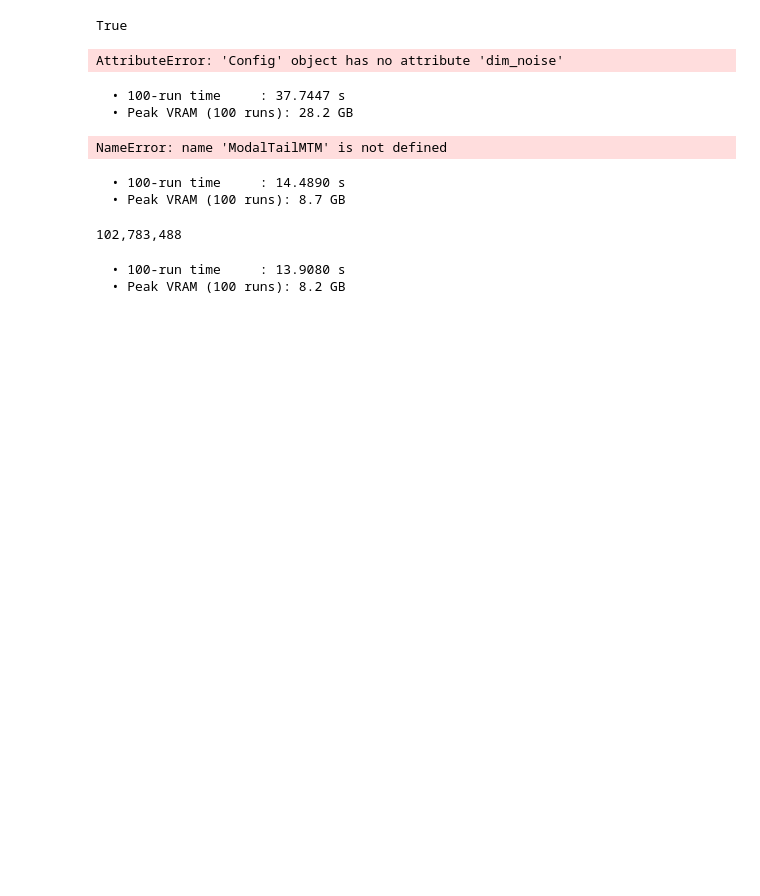
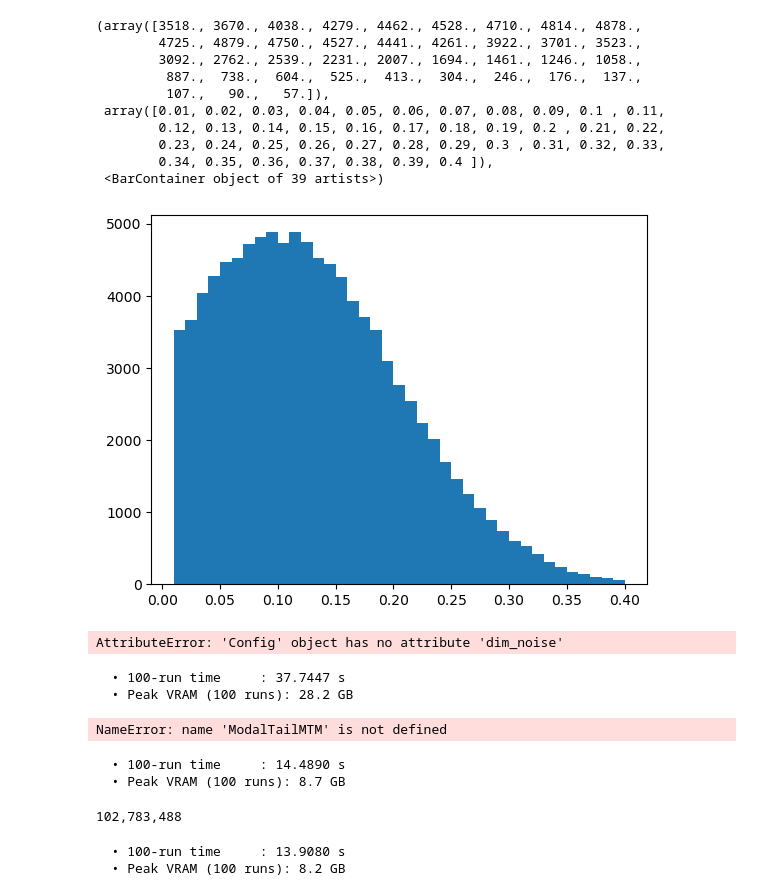
Before and after one commit to jthuemmel/thesis, a Jupyter notebook: modeldev.ipynb, the cells around one changed output. Drawn from its saved outputs; the diff is of its cells as text; code cells hidden in the pictures; blank space fills up the shorter version.

```diff
--- a/modeldev.ipynb
+++ b/modeldev.ipynb
@@ -20,8 +20,3 @@ import time
 torch.backends.cuda.enable_flash_sdp(True)
 
 device = "cuda" if torch.cuda.is_available() else "cpu"
-# %%
-import wandb
-wandb.login()
-# %% [output]
-True
@@ -28,3 +28,21 @@ True
+# %%
+rate = torch.empty((100000,))
+rate = trunc_normal_(rate, 0.1, 0.1, 0.01, 0.4)
+# %%
+plt.hist(rate, bins = np.linspace(0.01, 0.4, 40))
+#plt.yscale('log')
+# %% [output]
+(array([3518., 3670., 4038., 4279., 4462., 4528., 4710., 4814., 4878.,
+        4725., 4879., 4750., 4527., 4441., 4261., 3922., 3701., 3523.,
+        3092., 2762., 2539., 2231., 2007., 1694., 1461., 1246., 1058.,
+         887.,  738.,  604.,  525.,  413.,  304.,  246.,  176.,  137.,
+         107.,   90.,   57.]),
+ array([0.01, 0.02, 0.03, 0.04, 0.05, 0.06, 0.07, 0.08, 0.09, 0.1 , 0.11,
+        0.12, 0.13, 0.14, 0.15, 0.16, 0.17, 0.18, 0.19, 0.2 , 0.21, 0.22,
+        0.23, 0.24, 0.25, 0.26, 0.27, 0.28, 0.29, 0.3 , 0.31, 0.32, 0.33,
+        0.34, 0.35, 0.36, 0.37, 0.38, 0.39, 0.4 ]),
+ <BarContainer object of 39 artists>)
+[figure, added]
 # %%
 def predict_ambient_src(self, src, tgt, latents, ctx):
     # O(2*z*(src+tgt) + z**2)
```
Also changed, not shown: parts of 1 cell of this notebook.
